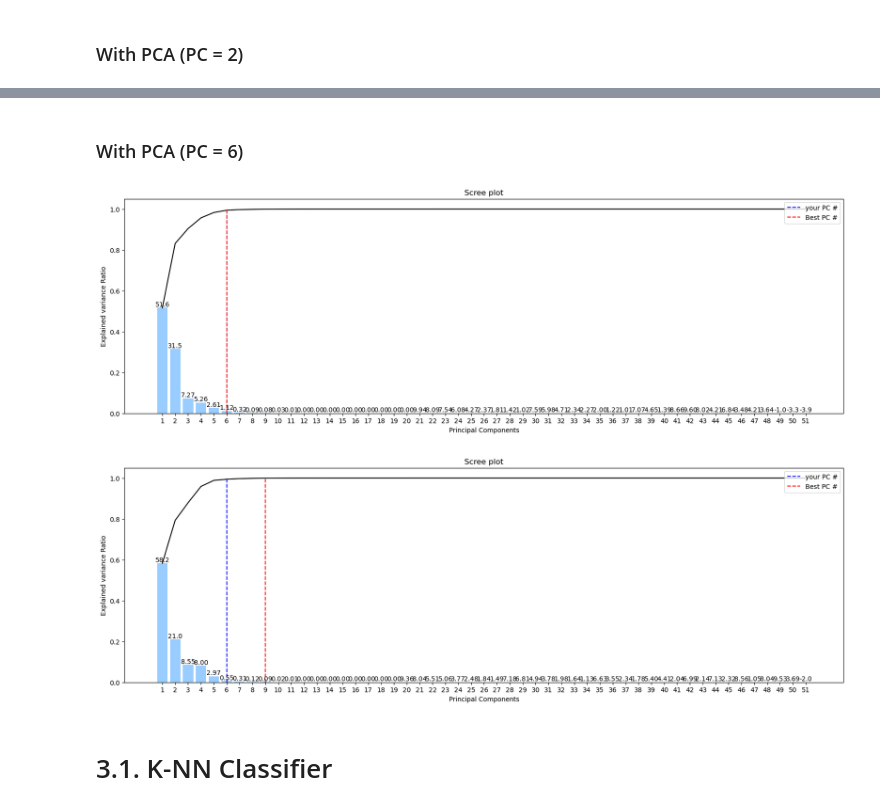
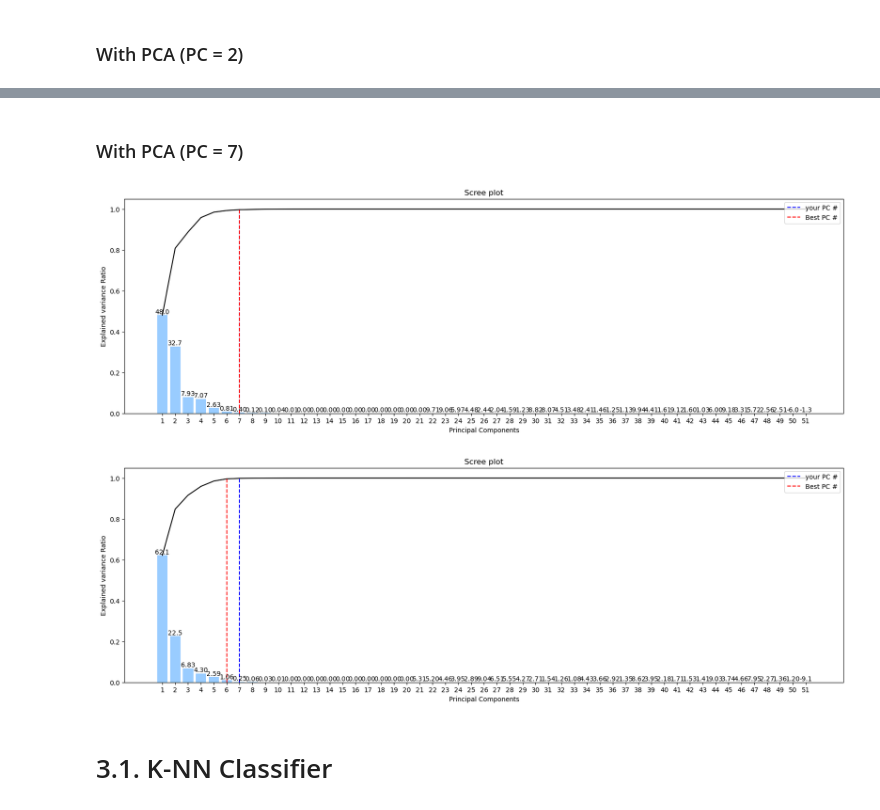
Before and after one commit to KyungTaek-Oh/Class, a Jupyter notebook: MachineLearning/PCA/ML_PCA_AS02-1.ipynb, the cells around one changed output, grey strips where cells are left out. Saved outputs shown, nothing was run; the diff lists cells and outputs as text; code cells hidden in the pictures.

```diff
--- a/MachineLearning/PCA/ML_PCA_AS02-1.ipynb
+++ b/MachineLearning/PCA/ML_PCA_AS02-1.ipynb
@@ -220,7 +222,7 @@ def scree_plot(explained_variance_ratio, num_component, threshold):
 # %% [markdown]
 ### Make PCA scratch into a function
 # %%
-def pca(data, num_component=2, threshold = 0.01):
+def pca(data, num_component=2, threshold = 0.01, scree = True):
     # Exclude categorical data (dtype = string)
     # to_be_normed = [col for col in X.columns if X[col].dtypes != 'object']
     # 1. Standardize the numerical data
@@ -246,7 +248,8 @@ def pca(data, num_component=2, threshold = 0.01):
     # 7. Calculate the explained variance ratio
     explained_variance_ratio = [(i/sum(eigenvalues)) for i in sorted_eigenvalue]
 
-    scree_plot(explained_variance_ratio, num_component,threshold)
+    if scree == True:
+        scree_plot(explained_variance_ratio, num_component,threshold)
 
     return transformed_data
 # %%
@@ -274,7 +277,7 @@ X = data.iloc[:,2:].to_numpy()
 y = data.iloc[:, 1].to_numpy()
 # %%
 # 전체 데이터 세트를 학습 세트(training set)와 검증 세트(test set)로 나눔
-X_train, X_test, y_train, y_test = train_test_split(X, y, test_size=0.3, random_state=42)
+X_train, X_test, y_train, y_test = train_test_split(X, y, test_size=0.3, stratify=y,random_state=42)
 print(len(X_train), len(X_test))
 # %% [output]
 121 53
@@ -339,13 +303,13 @@ weighted avg       0.78      0.72      0.62        53
 # %% [markdown]
-### With PCA (PC = 6)
+### With PCA (PC = 7)
 # %%
-X_train_pca_6 = pca(X_train, 6,0.01)
+X_train_pca_7 = pca(X_train, 7,0.01)
 # %% [output]
-[figure, old version]
+[figure, new version]
 # %%
-X_test_pca_6 = pca(X_test, 6,0.01)
+X_test_pca_7 = pca(X_test, 7,0.01)
 # %% [output]
-[figure, old version]
+[figure, new version]
 # %% [markdown]
 # 3.1. K-NN Classifier
 # %% [markdown]
```
Also changed, not shown: parts of 36 cells of this notebook.
